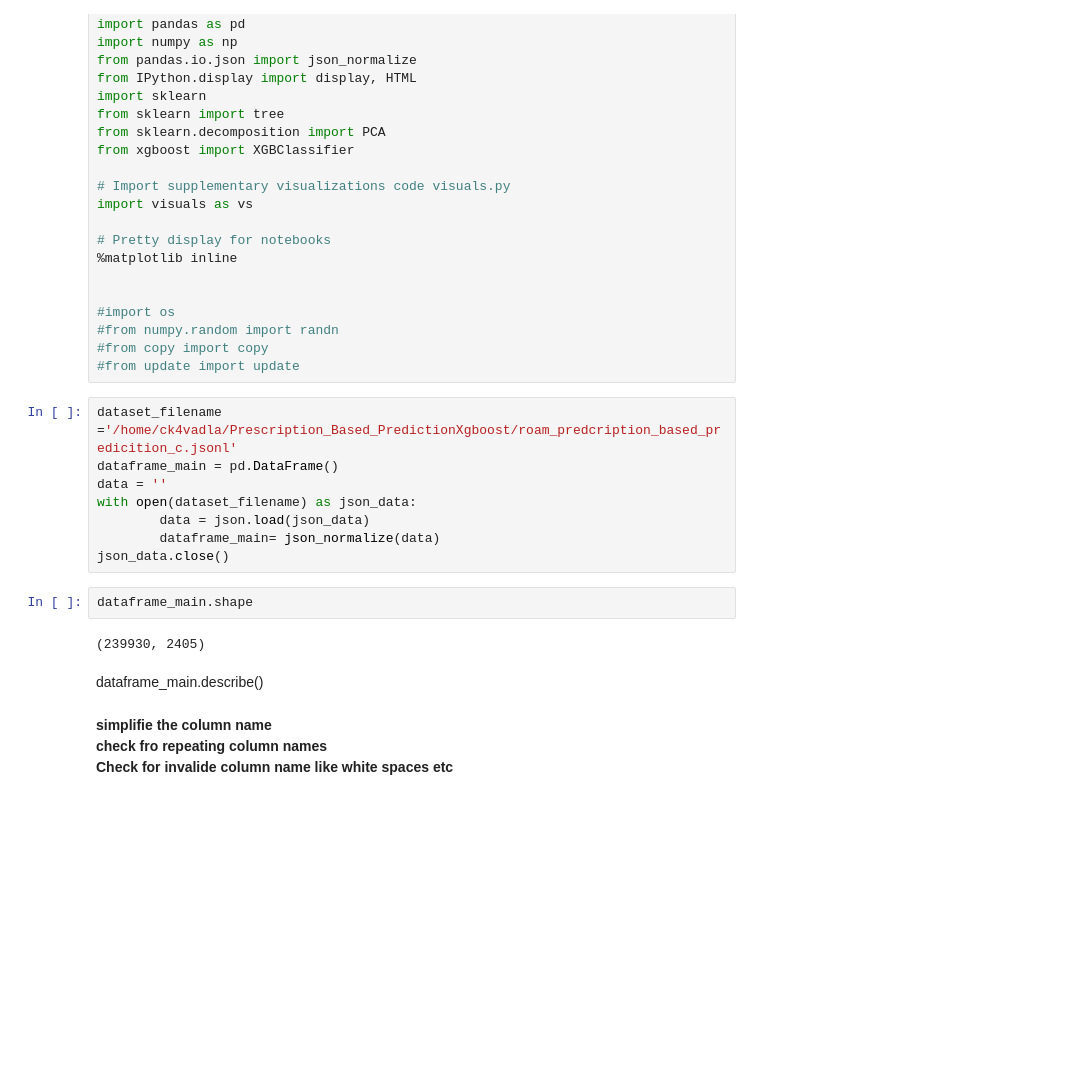
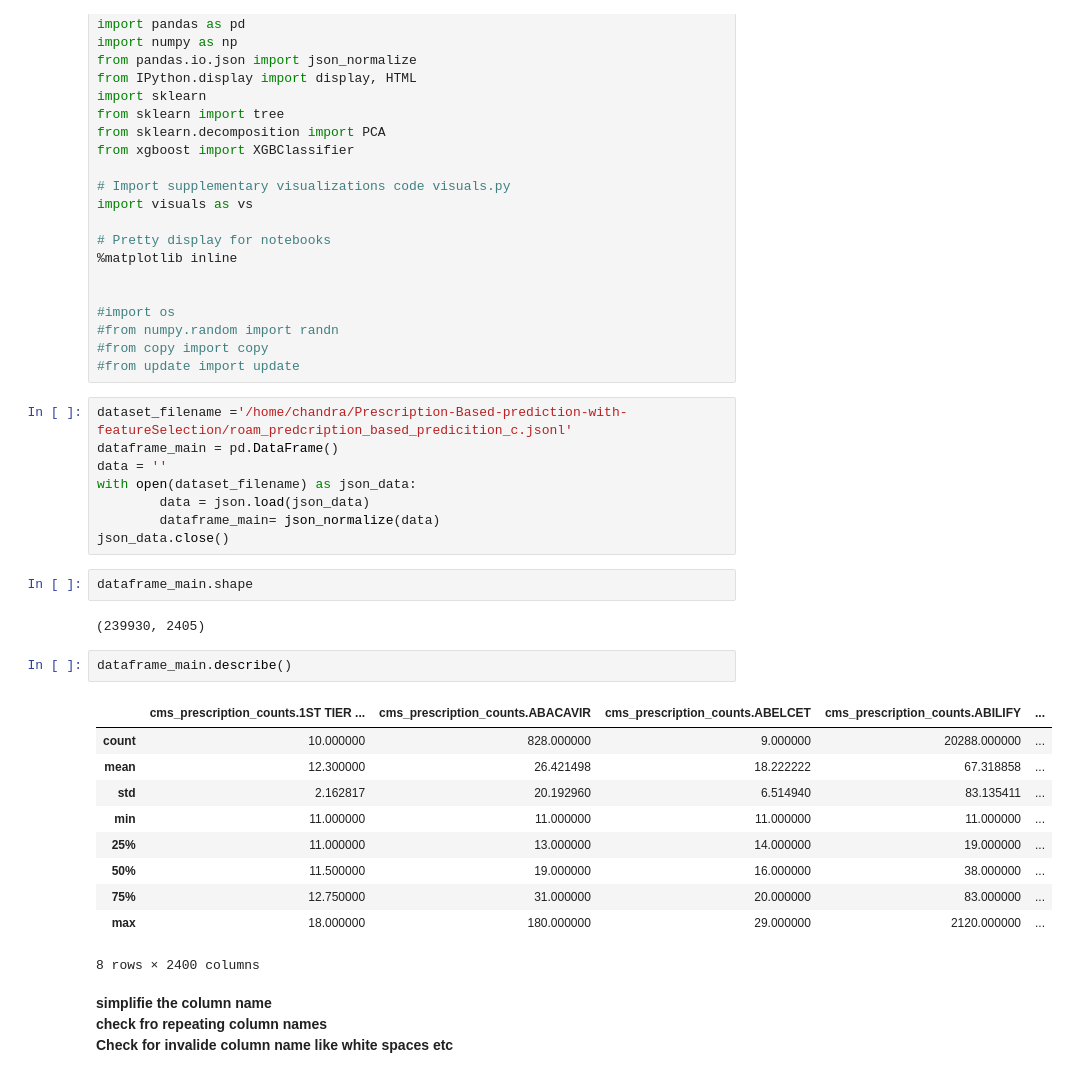
Before and after one commit to ChandraKanthV/Prescription-Based-prediction-with-featureSelection, a Jupyter notebook: project.ipynb, the cells around one changed output. Drawn from its saved outputs; the diff is of its cells as text; blank space fills up the shorter version.

```diff
--- a/project.ipynb
+++ b/project.ipynb
@@ -23,7 +23,7 @@ import visuals as vs
 #from copy import copy
 #from update import update
 # %%
-dataset_filename ='/home/ck4vadla/Prescription_Based_PredictionXgboost/roam_predcription_based_predicition_c.jsonl'
+dataset_filename ='/home/chandra/Prescription-Based-prediction-with-featureSelection/roam_predcription_based_predicition_c.jsonl'
 dataframe_main = pd.DataFrame()
 data = ''
 with open(dataset_filename) as json_data:
@@ -34,8 +34,19 @@ json_data.close()
 dataframe_main.shape
 # %% [output]
 (239930, 2405)
-# %% [markdown]
-dataframe_main.describe()
+# %%
+dataframe_main.describe()
+# %% [output]
+|  | cms_prescription_counts.1ST TIER ... | cms_prescription_counts.ABACAVIR | cms_prescription_counts.ABELCET | cms_prescription_counts.ABILIFY | ... |
+| count | 10.000000 | 828.000000 | 9.000000 | 20288.000000 | ... |
+| mean | 12.300000 | 26.421498 | 18.222222 | 67.318858 | ... |
+| std | 2.162817 | 20.192960 | 6.514940 | 83.135411 | ... |
+| min | 11.000000 | 11.000000 | 11.000000 | 11.000000 | ... |
+| 25% | 11.000000 | 13.000000 | 14.000000 | 19.000000 | ... |
+| 50% | 11.500000 | 19.000000 | 16.000000 | 38.000000 | ... |
+| 75% | 12.750000 | 31.000000 | 20.000000 | 83.000000 | ... |
+| max | 18.000000 | 180.000000 | 29.000000 | 2120.000000 | ... |
+8 rows × 2400 columns
 # %% [markdown]
 **simplifie the column name
 <br/>check fro repeating column names
```
Also changed, not shown: parts of 12 cells of this notebook, 2 other files.
